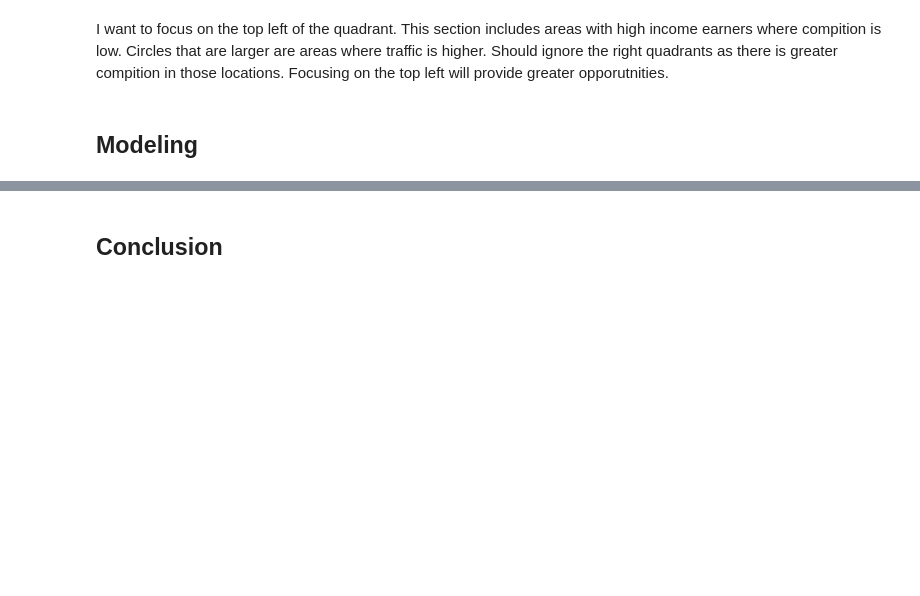
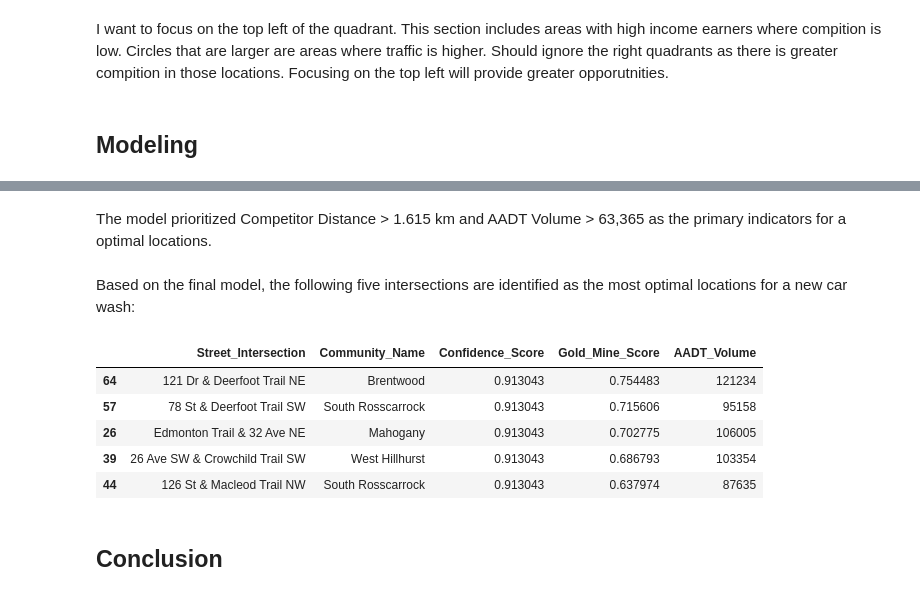
Before and after one commit to ctatlah/ai-carwash, a Jupyter notebook: carwash.ipynb, the cells around one changed output, grey strips where cells are left out. Drawn from its saved outputs; the diff is of its cells as text; code cells hidden in the pictures; blank space fills up the shorter version.

```diff
--- a/carwash.ipynb
+++ b/carwash.ipynb
@@ -514,2 +549,30 @@ I want to focus on the top left of the quadrant. This section includes areas wit
+# %% [markdown]
+The model prioritized Competitor Distance > 1.615 km and AADT Volume > 63,365 as the primary indicators for a optimal locations.
+# %% [markdown]
+Based on the final model, the following five intersections are identified as the most optimal locations for a new car wash:
+# %%
+# Use the model to predict probabilities
+# predict_proba returns [prob_of_0, prob_of_1]. We want prob at index 1 (Optimal) index 0 is (Not Optimal).
+probabilities = best_clf.predict_proba(X)
+final_master_df['Confidence_Score'] = probabilities[:, 1]
+
+# Filter for sites the model actually classified as "Optimal"
+model_recommendations = final_master_df[final_master_df['Confidence_Score'] > 0.5].copy()
+
+# Sort by the model's confidence and pick the top 5
+top_5_ml_sites = model_recommendations.sort_values(
+    by=['Confidence_Score', 'Gold_Mine_Score'],
+    ascending=False
+).head(5)
+
+# Display the results
+top_5_ml_sites[['Street_Intersection', 'Community_Name', 'Confidence_Score', 'Gold_Mine_Score', 'AADT_Volume']]
+# %% [output]
+|  | Street_Intersection | Community_Name | Confidence_Score | Gold_Mine_Score | AADT_Volume |
+| 64 | 121 Dr & Deerfoot Trail NE | Brentwood | 0.913043 | 0.754483 | 121234 |
+| 57 | 78 St & Deerfoot Trail SW | South Rosscarrock | 0.913043 | 0.715606 | 95158 |
+| 26 | Edmonton Trail & 32 Ave NE | Mahogany | 0.913043 | 0.702775 | 106005 |
+| 39 | 26 Ave SW & Crowchild Trail SW | West Hillhurst | 0.913043 | 0.686793 | 103354 |
+| 44 | 126 St & Macleod Trail NW | South Rosscarrock | 0.913043 | 0.637974 | 87635 |
 # %% [markdown]
 ## Conclusion
```
Also changed, not shown: parts of 8 cells of this notebook, 1 other file.
